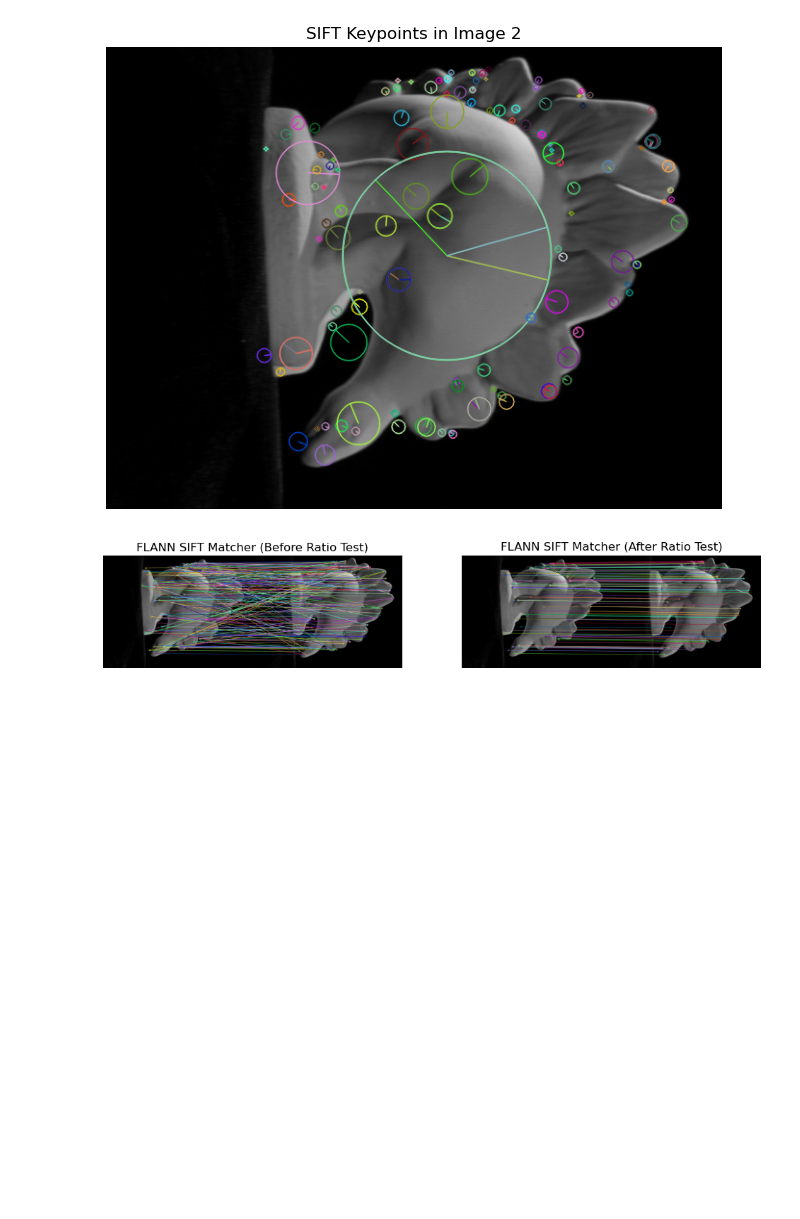
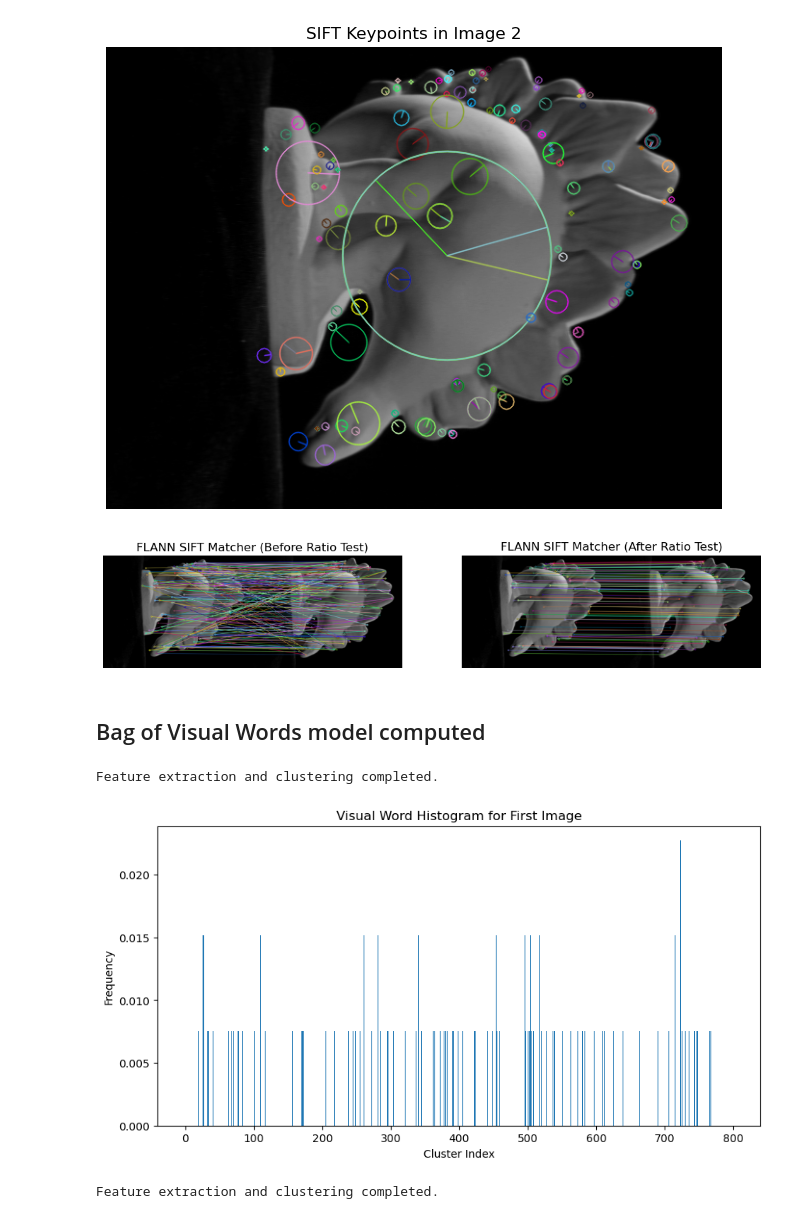
Before and after one commit to Ghaith-Chamaa/incremental_sfm, a Jupyter notebook: incremental_sfm.ipynb, the cells around one changed output. Saved outputs shown, nothing was run; the diff lists cells and outputs as text; code cells hidden in the pictures; blank space fills up the shorter version.

Commit message:
add_bag_of_visual_words_code_ca10ae8

```diff
--- a/incremental_sfm.ipynb
+++ b/incremental_sfm.ipynb
@@ -92,3 +103,42 @@ points_4d_hom = cv2.triangulatePoints(
 points_3d = points_4d_hom[:3] / points_4d_hom[3]
 # %%
 visualize_point_cloud(points_3d)
+# %% [markdown]
+## Bag of Visual Words model computed
+# %%
+descriptor_list = []
+for image in images_and_params[:, 1]:
+    _, descriptor = get_sift_features(image)
+    if descriptor is not None:
+        descriptor_list.extend(descriptor)
+# %%
+descriptor_list = np.array(descriptor_list)
+# Clustering
+kmeans = KMeans(n_clusters=800, random_state=42)
+kmeans.fit(descriptor_list)
+
+# Build histograms for images
+preprocessed_images = []
+for image in images_and_params[:, 1]:
+    _, descriptor = get_sift_features(image)
+    if descriptor is not None:
+        histogram = build_histogram(descriptor, kmeans)
+        preprocessed_images.append(histogram)
+
+print("Feature extraction and clustering completed.")
+# %% [output]
+Feature extraction and clustering completed.
+# %%
+# Visualize histogram of first image
+if preprocessed_images:
+    plt.figure(figsize=(10, 5))
+    plt.bar(range(800), preprocessed_images[0])
+    plt.xlabel("Cluster Index")
+    plt.ylabel("Frequency")
+    plt.title("Visual Word Histogram for First Image")
+    plt.show()
+
+print("Feature extraction and clustering completed.")
+# %% [output]
+[figure, added]
+Feature extraction and clustering completed.
```
Also changed, not shown: parts of 6 cells of this notebook, 1 other file.
